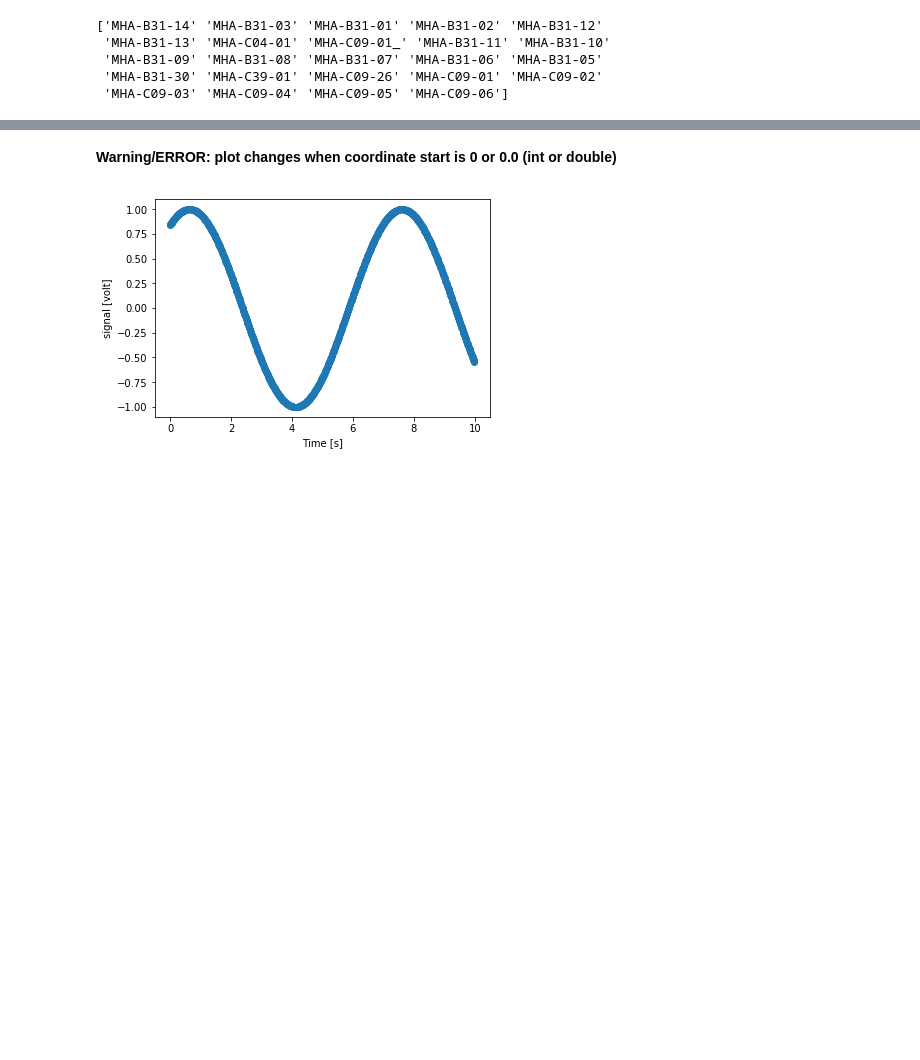
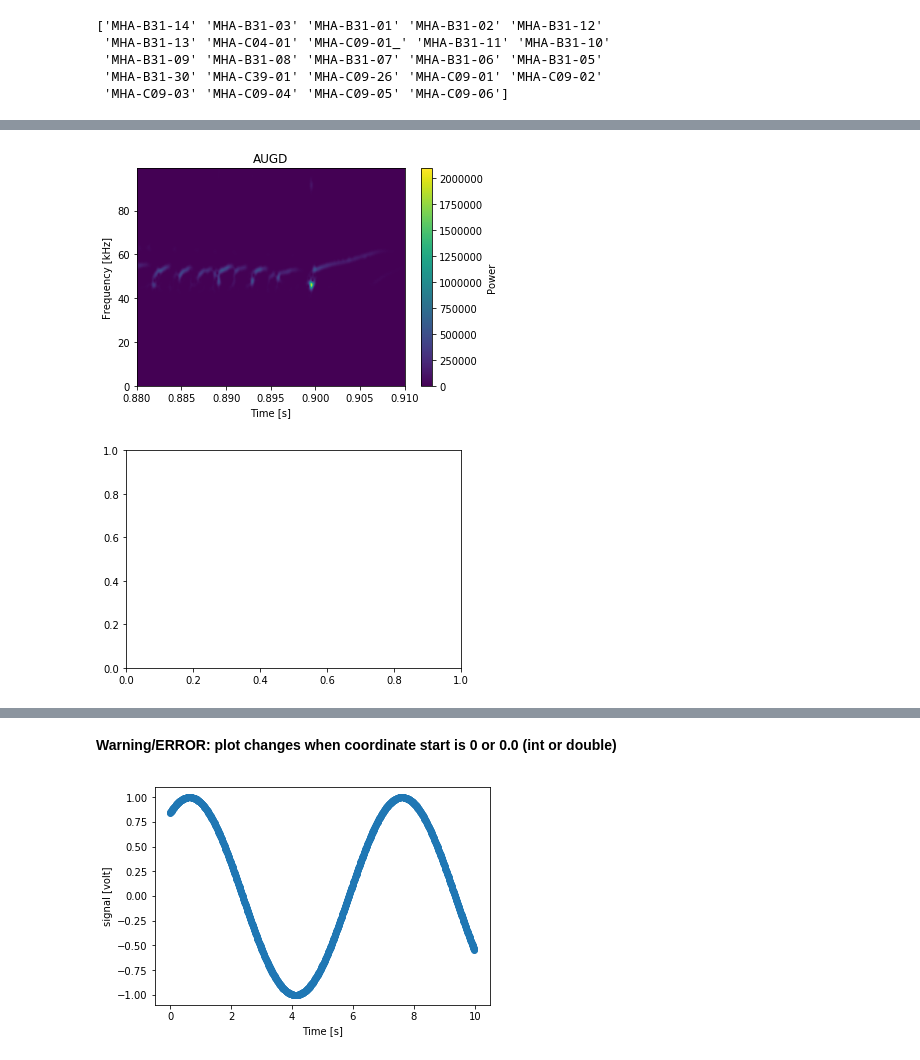
Before and after one commit to martonvavrik/fusion_research, a Jupyter notebook: Flap storage.ipynb, the cells around one changed output, grey strips where cells are left out. Saved outputs shown, nothing was run; the diff lists cells and outputs as text; code cells hidden in the pictures; blank space fills up the shorter version.

```diff
--- a/Flap storage.ipynb
+++ b/Flap storage.ipynb
@@ -174,0 +223,25 @@ flap.list_data_objects(sliced_object)
+# %%
+stft_ax=copy.deepcopy(sliced_object.coordinates)
+
+for c in stft_ax:
+    if c.unit.name == 'Time':
+        c.step = sliced_object.coordinates[0].step[0]*d_win
+        break
+
+stft_ax.append(flap.Coordinate(name="Frequency",
+                          unit="kHz",
+                          mode = flap.CoordinateMode(equidistant=True),
+                          start=0.0,  #,
+                          step=s_rate/(2*win_r+1)/1000,  #
+                          dimension_list=[1]
+                         ))
+
+stft_object = flap.DataObject(
+                      data_array = z_win_fft,
+                      data_unit = flap.Unit(name= 'Power', unit= 'W'),
+                      exp_id = str(loaded_sav['expname'])[2:-1],
+                      coordinates = stft_ax, #[stft_ax[0],stft_ax[-1]],
+                      data_shape=z_win_fft.shape
+                     )
+
+flap.list_data_objects(stft_object)
@@ -174,0 +260,5 @@ flap.list_data_objects(sliced_object)
+# %%
+plot = stft_object.slice_data(slicing={"Frequency":flap.Intervals(0,100)}).plot(axes = ['Time','Frequency'], plot_type = 'image')
+# %% [output]
+[figure, added]
+[figure, added]
```
Also changed, not shown: parts of 30 cells of this notebook.
